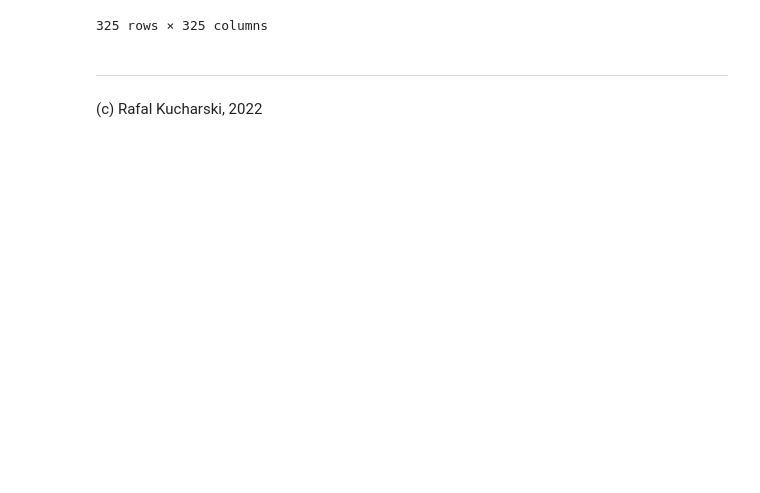
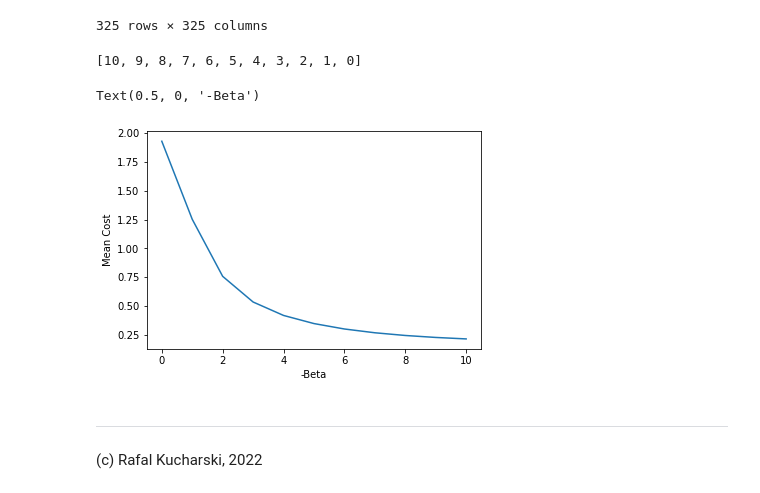
Before and after one commit to RafalKucharskiPK/MoblinoscPolonez, a Jupyter notebook: fratar.ipynb, the cells around one changed output. Drawn from its saved outputs; the diff is of its cells as text; code cells hidden in the pictures; blank space fills up the shorter version.

```diff
--- a/fratar.ipynb
+++ b/fratar.ipynb
@@ -123,6 +123,27 @@ T
 | 323 | 0.243757 | 0.472807 | 0.151521 | 0.216685 | 0.224205 | 0.236960 | 0.058782 | 0.254066 | 0.049073 | 0.038919 | ... | ... |
 | 324 | 0.076676 | 0.148726 | 0.047472 | 0.068160 | 0.070526 | 0.074538 | 0.018491 | 0.079919 | 0.015436 | 0.012193 | ... | ... |
 325 rows × 325 columns
+# %%
+list(range(10,-1,-1))
+# %% [output]
+[10, 9, 8, 7, 6, 5, 4, 3, 2, 1, 0]
+# %%
+mean_cost = dict()
+for beta in list(range(10,-1,-1)):
+    T = doubly_constrained(pd.Series(O), pd.Series(D), C, beta = beta, plot = False)
+    H = T.stack().to_frame()
+    H.columns = ['flow']
+    H['cost'] = C.stack()
+    mean_cost[beta] = (H.cost*H.flow).sum()/H.flow.sum()
+# %%
+import matplotlib.pyplot as plt
+fig, ax = plt.subplots()
+pd.Series(mean_cost).plot(ax = ax)
+ax.set_ylabel('Mean Cost')
+ax.set_xlabel('-Beta')
+# %% [output]
+Text(0.5, 0, '-Beta')
+[figure, added]
 # %% [markdown]
 ----
 (c) Rafal Kucharski, 2022
```
Also changed, not shown: parts of 1 cell of this notebook.
